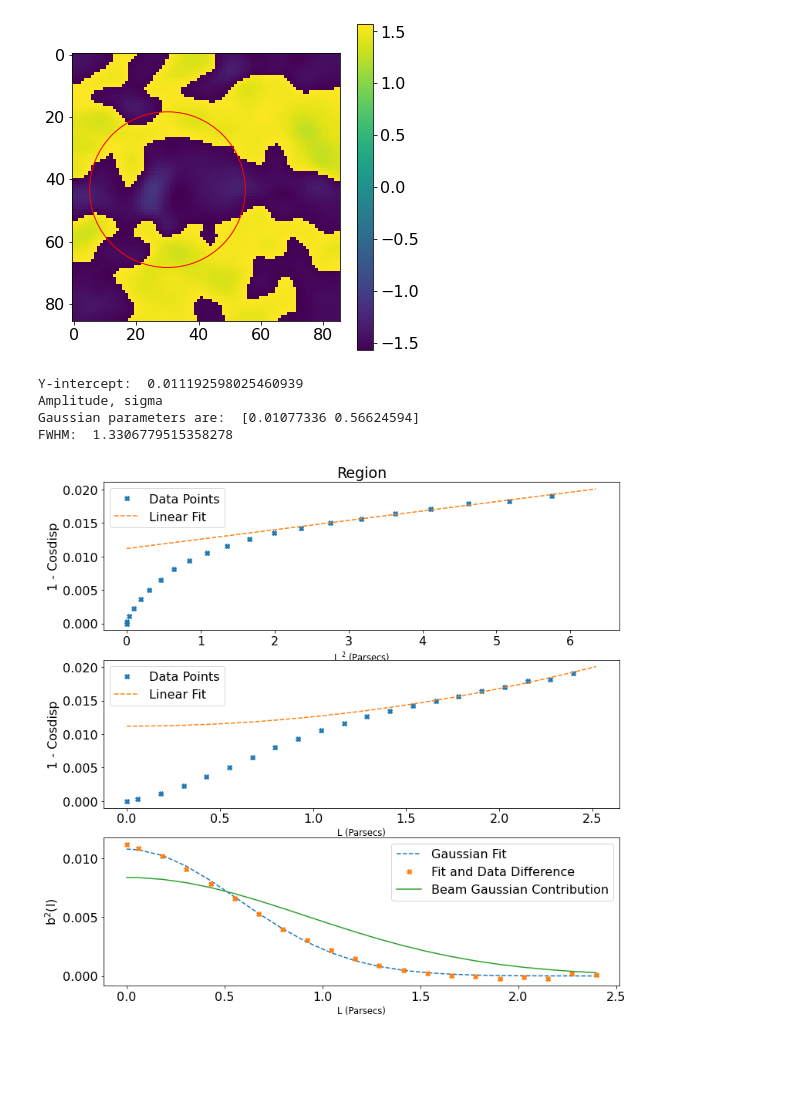
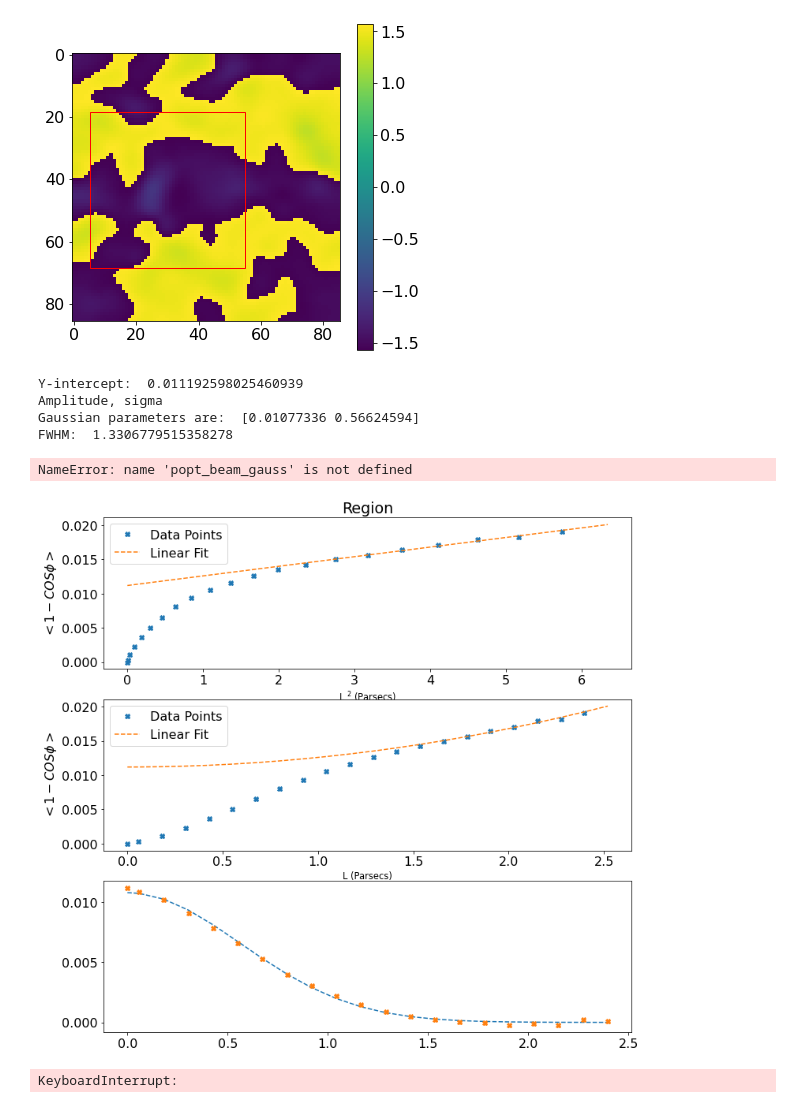
Before and after one commit to parkji30/PyDCF, a Jupyter notebook: testing/cos_disp_simulation_multifit.ipynb, the cells around one changed output. Saved outputs shown, nothing was run; the diff lists cells and outputs as text; code cells hidden in the pictures; blank space fills up the shorter version.

Commit message:
implemented rectanglular region analysis

```diff
--- a/testing/cos_disp_simulation_multifit.ipynb
+++ b/testing/cos_disp_simulation_multifit.ipynb
@@ -92,7 +92,7 @@ def beam_gauss_function(x, a):
     Beam Gaussian fit function.
     """
     W = 0.56626
-    return a * np.exp(-(x)**2 / (2 * W**2))
+    return a * np.exp(-(x)**2 / (2*(2 * W**2)))
 
 
 def linear_fit(x, m, b):
@@ -168,25 +168,25 @@ def multi_fit(delta_r, delta_phi, ttl, ds_scale, bin_edge, fit0=7, fitf=17, show
     b2_l = linear_fit(bin_edges_ps[:-1]**2, *popt_linear) - (1-cos_disp)
 
     popt_gauss, __ = curve_fit(gauss_function, bin_edges_ps[:-1], b2_l, p0=[np.max(bin_edges_ps), np.max(bin_edges_ps)/2]) #Gaussian Fit
-    popt_beam_gauss, __ = curve_fit(beam_gauss_function, bin_edges_ps[:-1], b2_l, p0=[popt_gauss[0]]) #Gaussian Fit
+#     popt_beam_gauss, __ = curve_fit(beam_gauss_function, bin_edges_ps[:-1], b2_l, p0=[popt_gauss[0]]) # Gaussian Fit
 
     print("Y-intercept: ", popt_linear[-1])
     print("Amplitude, sigma")
     print("Gaussian parameters are: ", popt_gauss)
     print("FWHM: ", popt_gauss[1] * 2.35)
 
-    fig = plt.figure(figsize =(12, 12))
+    fig = plt.figure(num=1, figsize =(12, 12))
     plt.subplot(3, 1, 1)
     plt.title(ttl)
     plt.plot(bin_edges_sq[:-1], 1-cos_disp_sq, linestyle ="none", marker="X", label="Data Points")
     plt.plot(bin_edges_sq, linear_fit(bin_edges_sq, *popt_linear), label='Linear Fit', linestyle="--")
-    plt.ylabel("1 - Cosdisp")
+    plt.ylabel(r'$<1 - COS\phi>$')
     plt.xlabel("L $^2$ (Parsecs)", fontsize=11.5)
     plt.legend()
     plt.subplot(3, 1, 2)
     plt.plot(bin_edges_ps[:-1], 1-cos_disp, linestyle ="none", marker="X", label="Data Points")
     plt.plot(bin_edges_ps, linear_fit(bin_edges_ps**2, *popt_linear), label='Linear Fit', linestyle="--")
-    plt.ylabel("1 - Cosdisp")
+    plt.ylabel(r'$<1 - COS\phi>$')
     plt.xlabel("L (Parsecs)", fontsize=11.5)
     plt.legend()
     plt.subplot(3, 1, 3)
@@ -197,13 +197,13 @@ def multi_fit(delta_r, delta_phi, ttl, ds_scale, bin_edge, fit0=7, fitf=17, show
     plt.xlabel("L (Parsecs)", fontsize=11.5)
     plt.legend()
     # plt.savefig("/Users/a16472/Desktop/dcf_python/figures/" + ttl +'.png')
-    plt.show()
+#     plt.show()
 
 
-def data_cut(x, y, rad, data):
-    region = CirclePixelRegion(center=PixCoord(x=x_cen, y=y_cen), radius=rad)
-    center = PixCoord(x_cen, y_cen)
-    reg = CirclePixelRegion(center, rad)
+def data_cut(x, y, rad, data, show=False):
+
+    reg = RectanglePixelRegion(center=PixCoord(x=x_cen, y=y_cen),
+                                               width=rad, height=rad)
     mask = reg.to_mask()
     mask = reg.to_mask(mode='center')
     dt = mask.cutout(data)
@@ -213,34 +213,32 @@ os.chdir("/Users/a16472/Desktop/")
 # %%
 data = fits.open("L1M10_0.65.fits")[0].data
 data = data[::6, ::6]
 y_cen = 260 / 6
 x_cen = 180 / 6
-rad = 25
+rad = 50
 
 fig, ax = plt.subplots(figsize=(6,6))
-region = CirclePixelRegion(center=PixCoord(x=x_cen, y=y_cen), radius=rad)
+region = RectanglePixelRegion(center=PixCoord(x=x_cen, y=y_cen), width=rad, height=rad)
 center = PixCoord(x_cen, y_cen)
 plt.imshow(data)
 plt.colorbar()
 region.plot(ax=ax, color='red')
 plt.show()
 
-reg = CirclePixelRegion(center, rad)
-mask = reg.to_mask() #this is how we mask the data!
 
-# Cut out our data here
-mask = reg.to_mask(mode='center')
-dt = mask.cutout(data)
+dt = data_cut(x_cen, y_cen, rad, data)
 
 dr, dphi = cos_disp_calculations(dt, ds_scale=6)
 multi_fit(dr, dphi, 'Region', ds_scale=6, bin_edge=21, fit0=13, fitf=21, show=True)
+multi_fit(dr, dphi, 'Region', ds_scale=6, bin_edge=21, fit0=10, fitf=17, show=True)
 # %% [output]
-[figure, old version]
+[figure, new version]
 Y-intercept:  0.011192598025460939
 Amplitude, sigma
 Gaussian parameters are:  [0.01077336 0.56624594]
 FWHM:  1.3306779515358278
+NameError: name 'popt_beam_gauss' is not defined
-[figure, old version]
+[figure, new version]
 # %%
 x_cen = 250
 y_cen = 150
@@ -263,5 +261,7 @@ dr_03, dphi_03 = cos_disp_calculations(dt_03, ds_scale=3)
 dr_04, dphi_04 = cos_disp_calculations(dt_04, ds_scale=4)
 dr_05, dphi_05 = cos_disp_calculations(dt_05, ds_scale=5)
 dr_065, dphi_065 = cos_disp_calculations(dt_065, ds_scale=6)
+# %% [output]
+KeyboardInterrupt:
 # %%
 multi_fit(dr, dphi, 'Region', ds_scale, bin_edge=6, fit0=7, fitf=17, show=True)
```
Also changed, not shown: parts of 1 cell of this notebook, 7 other files.
